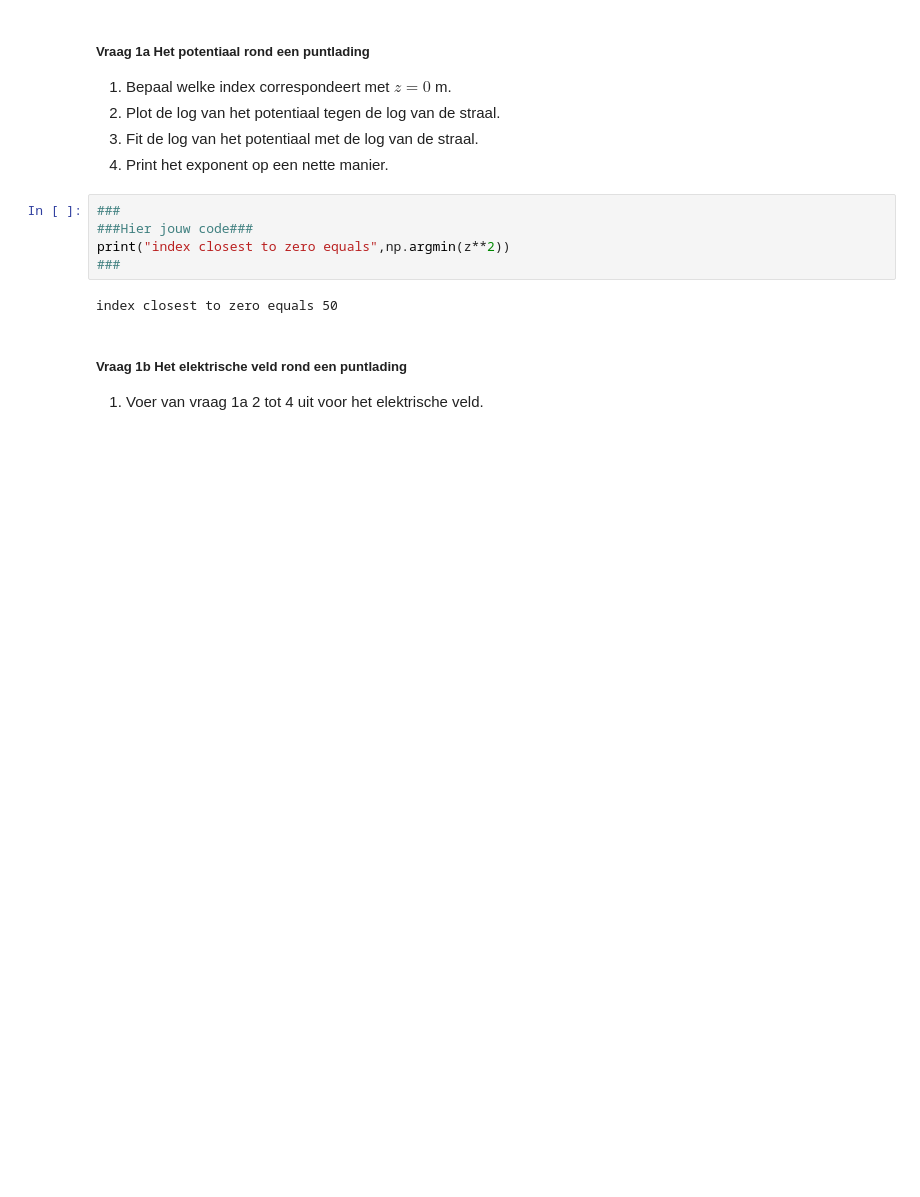
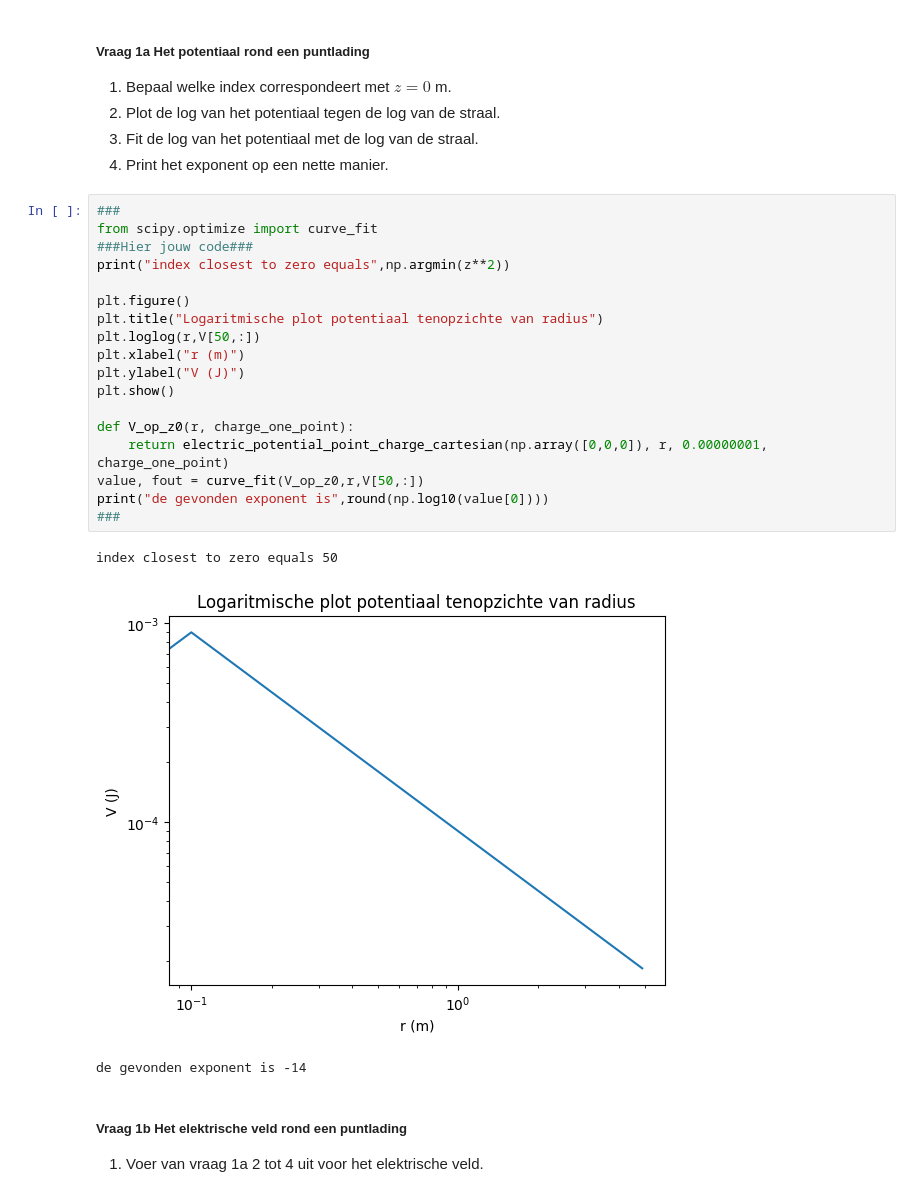
Before and after one commit to AAAGomperts/opdrachten-DEF-D, a Jupyter notebook: DigitaleOntwerpopdrachten/1CondensatorOpdracht/CondensatorOntwerpopdracht.ipynb, the cells around one changed output. Saved outputs shown, nothing was run; the diff lists cells and outputs as text; blank space fills up the shorter version.

```diff
--- a/DigitaleOntwerpopdrachten/1CondensatorOpdracht/CondensatorOntwerpopdracht.ipynb
+++ b/DigitaleOntwerpopdrachten/1CondensatorOpdracht/CondensatorOntwerpopdracht.ipynb
@@ -88,11 +88,26 @@ plot_results_pt_charge_at_origin(Ez, Er, normE, V, r, z, grid_step)
 4. Print het exponent op een nette manier.
 # %%
 ###
+from scipy.optimize import curve_fit
 ###Hier jouw code###
 print("index closest to zero equals",np.argmin(z**2))
+
+plt.figure()
+plt.title("Logaritmische plot potentiaal tenopzichte van radius")
+plt.loglog(r,V[50,:])
+plt.xlabel("r (m)")
+plt.ylabel("V (J)")
+plt.show()
+
+def V_op_z0(r, charge_one_point):
+    return electric_potential_point_charge_cartesian(np.array([0,0,0]), r, 0.00000001, charge_one_point)
+value, fout = curve_fit(V_op_z0,r,V[50,:])
+print("de gevonden exponent is",round(np.log10(value[0])))
 ###
 # %% [output]
 index closest to zero equals 50
+[figure, added]
+de gevonden exponent is -14
 # %% [markdown]
 ##### Vraag 1b Het elektrische veld rond een puntlading
 1. Voer van vraag 1a 2 tot 4 uit voor het elektrische veld.
```
